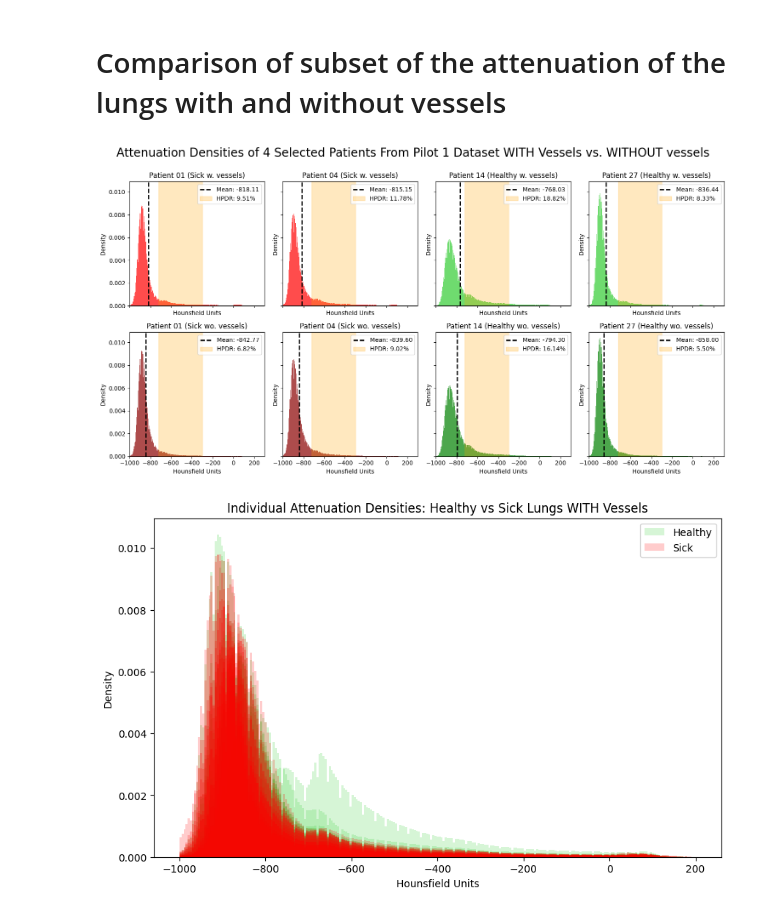
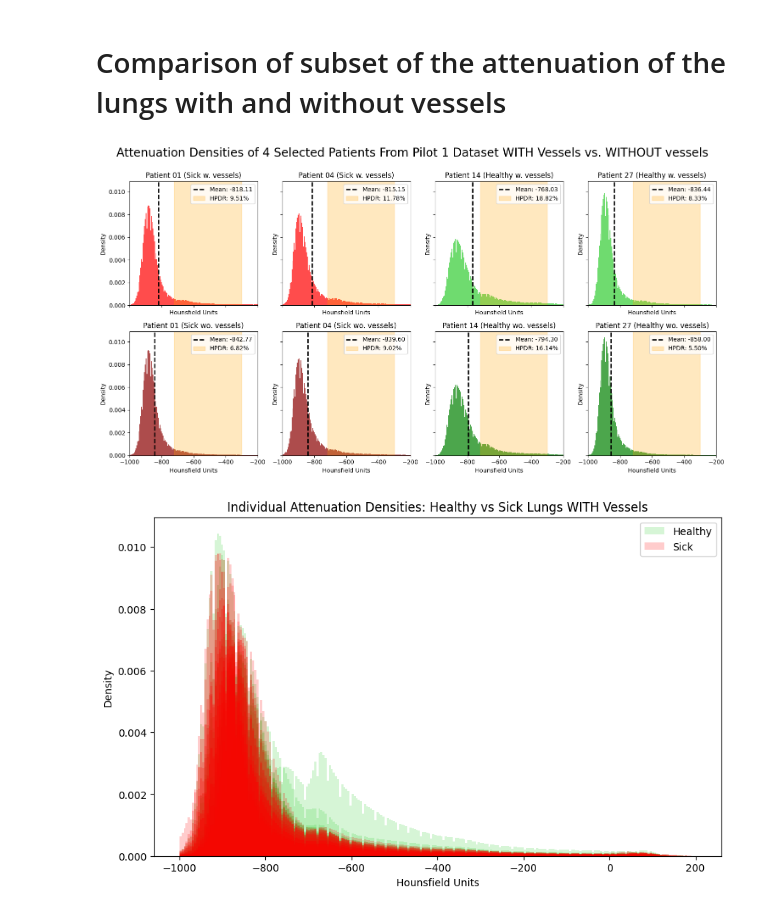
Before and after one commit to JaSeKii/BachelorProject, a Jupyter notebook: Data_preprocess/visualization.ipynb, the cells around one changed output. Drawn from its saved outputs; the diff is of its cells as text; code cells hidden in the pictures.

```diff
--- a/Data_preprocess/visualization.ipynb
+++ b/Data_preprocess/visualization.ipynb
@@ -148,7 +148,7 @@ for _, row in df_with_vessels.iterrows():
     axes[subplot_idx].set_xlabel("Hounsfield Units")
     axes[subplot_idx].set_ylabel("Density")
     axes[subplot_idx].set_ylim(0, 0.01)
-    axes[subplot_idx].set_xlim(-1000, 100)
+    axes[subplot_idx].set_xlim(-1000, -200)
     HPDR = axes[subplot_idx].axvspan(-720, -300, color='orange', alpha=0.25)
     mean_value = np.mean(attenuation_data)
     mean_line = axes[subplot_idx].axvline(mean_value, color='black', linestyle='--', linewidth=2)
@@ -245,39 +351,39 @@ for _, row in df_with_vessels_subset.iterrows():
     axes[subplot_idx].set_ylabel("Density")
     #make a horizontal line at y=100
     #axes[subplot_idx].set_ylim(0, 0.01)
-    axes[subplot_idx].set_xlim(-1000, 300)
+    axes[subplot_idx].set_xlim(-1000, -200)
     HDPR = axes[subplot_idx].axvspan(-720, -300, color='orange', alpha=0.25)
     mean_value = np.mean(attenuation_data)
     mean_line = axes[subplot_idx].axvline(mean_value, color='black', linestyle='--', linewidth=2)
     axes[subplot_idx].legend([mean_line,HPDR],[f'Mean: {mean_value:.2f}', f"HPDR: {hpdr * 100:.2f}%"], loc="upper right")
     subplot_idx += 1
 
 
 for _, row in df_wo_subset.iterrows():
     attenuation_data = row['Attenuation']
     patient_id = row['patient']
     label = row['label']
     hpdr = row['hpdr']
     color = 'green' if label == 'healthy' else 'darkred'
     axes[subplot_idx].hist(attenuation_data, bins=bins, alpha=0.7, density=True, color=color)
     axes[subplot_idx].set_title(f"Patient {patient_id} ({label.capitalize()} wo. vessels)")
     axes[subplot_idx].set_xlabel("Hounsfield Units")
     axes[subplot_idx].set_ylabel("Density")
     #axes[subplot_idx].set_ylim(0, 0.01)
-    axes[subplot_idx].set_xlim(-1000, 300)
+    axes[subplot_idx].set_xlim(-1000, -200)
     HDPR = axes[subplot_idx].axvspan(-720, -300, color='orange', alpha=0.25)
 
     mean_value = np.mean(attenuation_data)
     mean_line = axes[subplot_idx].axvline(mean_value, color='black', linestyle='--', linewidth=2)
     axes[subplot_idx].legend([mean_line,HPDR],[f'Mean: {mean_value:.2f}', f"HPDR: {hpdr * 100:.2f}%"], loc="upper right")
     subplot_idx += 1
 
 plt.suptitle('Attenuation Densities of 4 Selected Patients From Pilot 1 Dataset WITH Vessels vs. WITHOUT vessels', fontsize=20)
 plt.tight_layout(rect=[0, 0, 1, 0.98])
 
 plt.show()
 # %% [output]
-[figure, old version]
+[figure, new version]
 # %%
 # Create the plot
 plt.figure(figsize=(10, 6))
```
Also changed, not shown: parts of 3 cells of this notebook.
